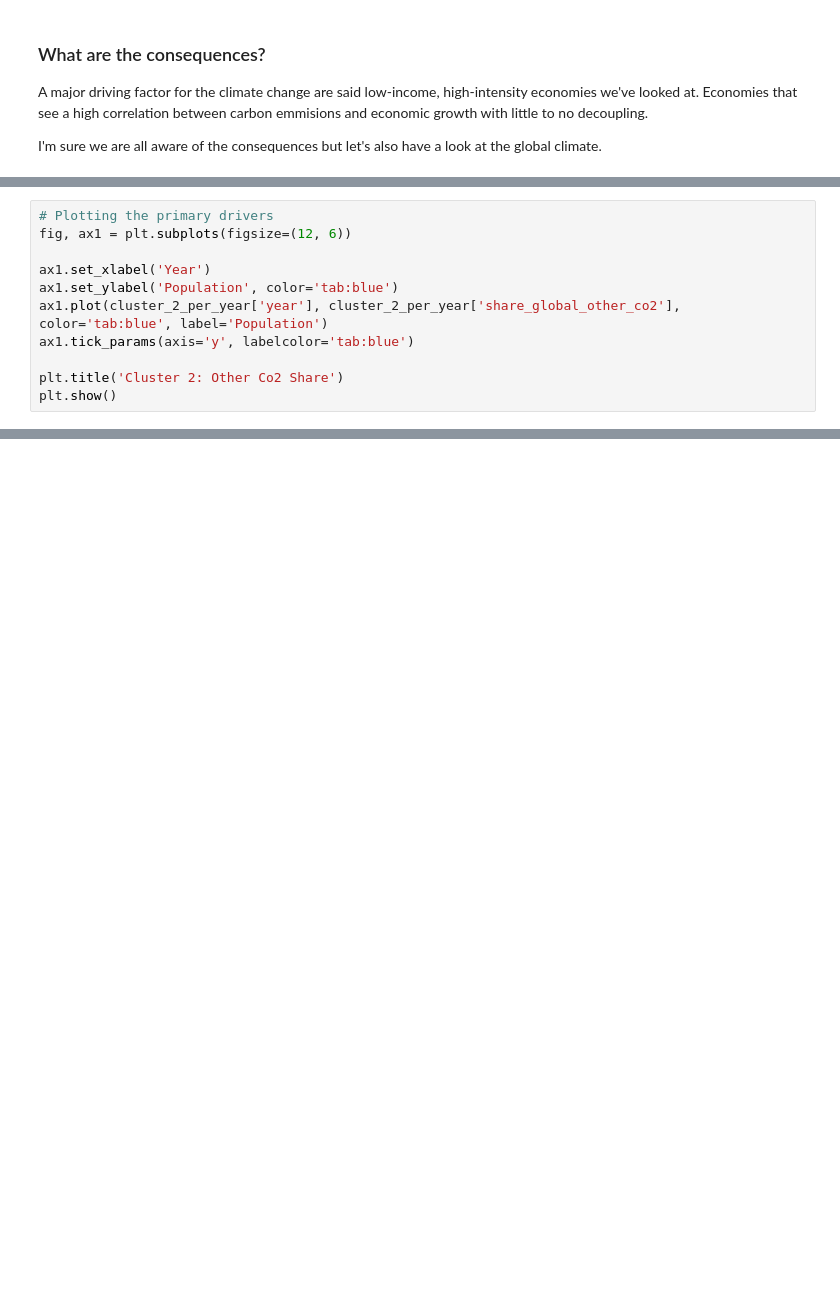
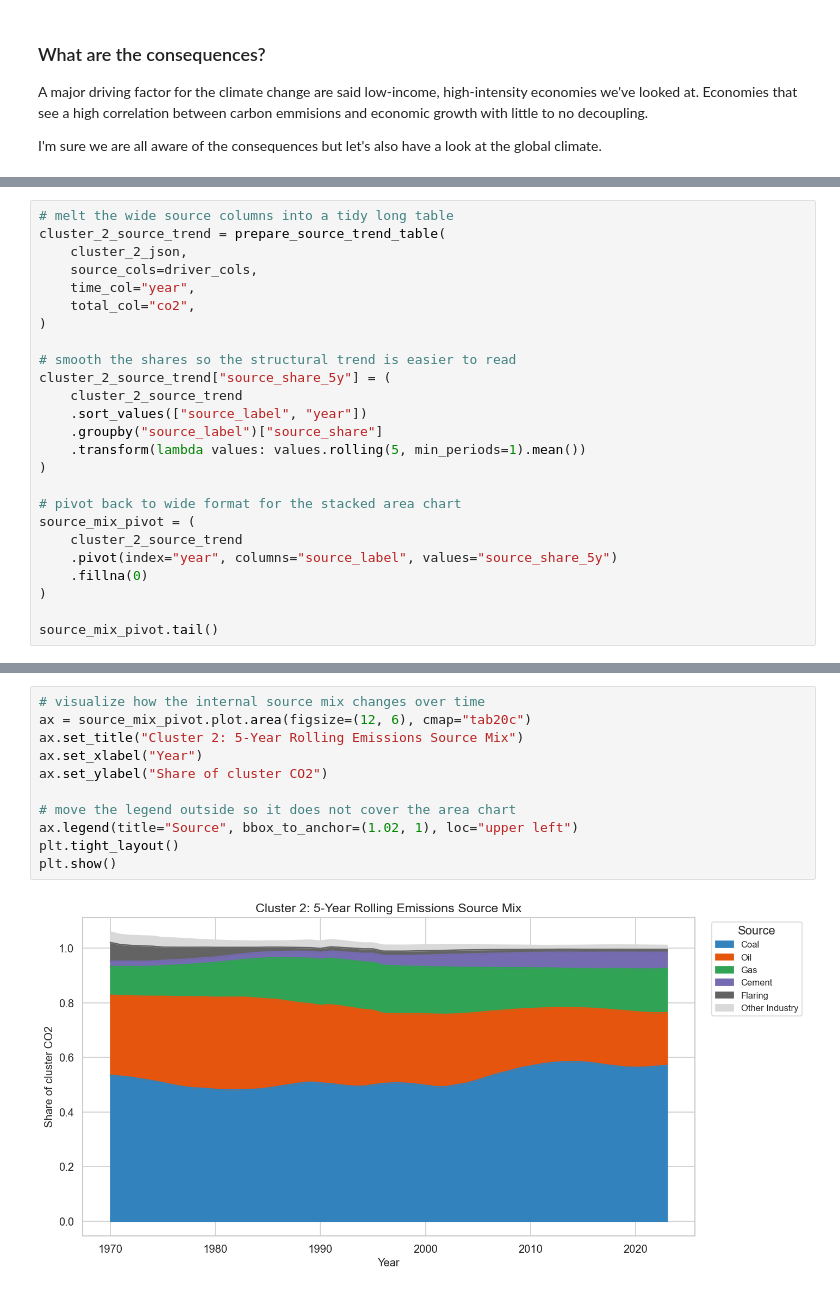
Before and after one commit to fabianfrank-dev/carbon_analysis, a Jupyter notebook: notebooks/pandas/04_clustering_and_cluster_dynamics.ipynb, the cells around one changed output, grey strips where cells are left out. Cells and saved outputs as stored; diff of their text form; blank space fills up the shorter version.

```diff
--- a/notebooks/pandas/04_clustering_and_cluster_dynamics.ipynb
+++ b/notebooks/pandas/04_clustering_and_cluster_dynamics.ipynb
@@ -547,11 +808,25 @@ We can observe a stagnating Cement CO2 per Capita value between 1970 and 1995. A
 # %%
-# Plotting the primary drivers
-fig, ax1 = plt.subplots(figsize=(12, 6))
+# melt the wide source columns into a tidy long table
+cluster_2_source_trend = prepare_source_trend_table(
+    cluster_2_json,
+    source_cols=driver_cols,
+    time_col="year",
+    total_col="co2",
+)
 
-ax1.set_xlabel('Year')
-ax1.set_ylabel('Population', color='tab:blue')
-ax1.plot(cluster_2_per_year['year'], cluster_2_per_year['share_global_other_co2'], color='tab:blue', label='Population')
-ax1.tick_params(axis='y', labelcolor='tab:blue')
+# smooth the shares so the structural trend is easier to read
+cluster_2_source_trend["source_share_5y"] = (
+    cluster_2_source_trend
+    .sort_values(["source_label", "year"])
+    .groupby("source_label")["source_share"]
+    .transform(lambda values: values.rolling(5, min_periods=1).mean())
+)
 
-plt.title('Cluster 2: Other Co2 Share')
-plt.show()
+# pivot back to wide format for the stacked area chart
+source_mix_pivot = (
+    cluster_2_source_trend
+    .pivot(index="year", columns="source_label", values="source_share_5y")
+    .fillna(0)
+)
+
+source_mix_pivot.tail()
@@ -558 +841,14 @@ plt.show()
+# %%
+# visualize how the internal source mix changes over time
+ax = source_mix_pivot.plot.area(figsize=(12, 6), cmap="tab20c")
+ax.set_title("Cluster 2: 5-Year Rolling Emissions Source Mix")
+ax.set_xlabel("Year")
+ax.set_ylabel("Share of cluster CO2")
+
+# move the legend outside so it does not cover the area chart
+ax.legend(title="Source", bbox_to_anchor=(1.02, 1), loc="upper left")
+plt.tight_layout()
+plt.show()
+# %% [output]
+[figure, added]
 # %% [markdown]
```
Also changed, not shown: parts of 35 cells of this notebook, 1 other file.
